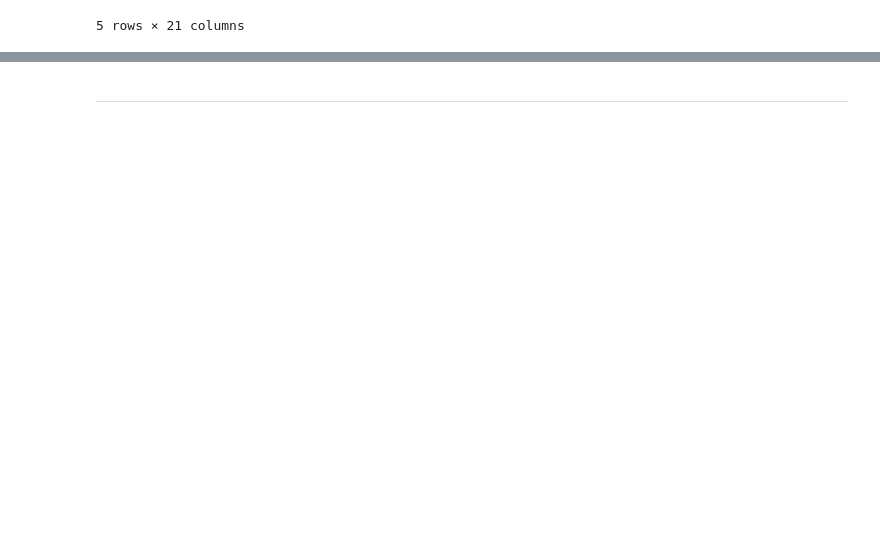
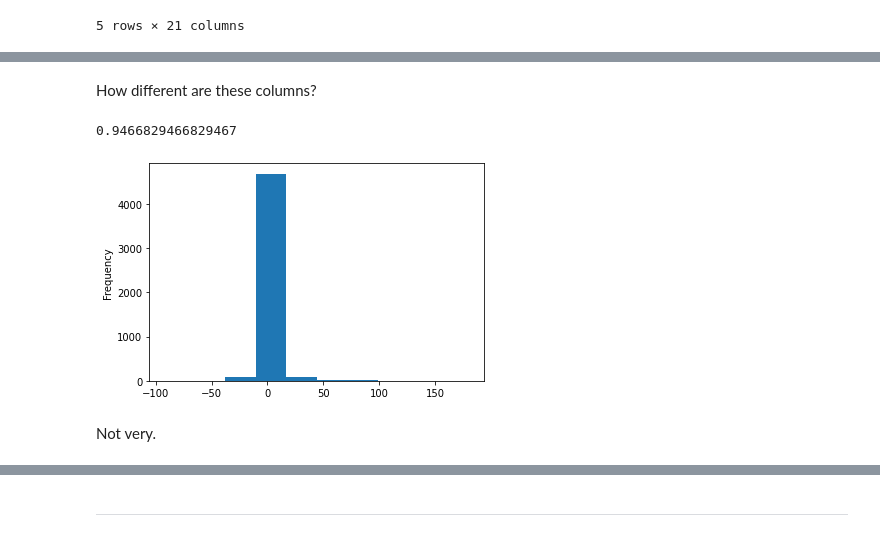
Before and after one commit to boscacci/IMdB-Regression, a Jupyter notebook: src/Good_Film_Bad_Film.ipynb, the cells around one changed output, grey strips where cells are left out. Saved outputs shown, nothing was run; the diff lists cells and outputs as text; code cells hidden in the pictures; blank space fills up the shorter version.

```diff
--- a/src/Good_Film_Bad_Film.ipynb
+++ b/src/Good_Film_Bad_Film.ipynb
@@ -581,0 +573,3 @@ df_langs_lumped.head()
+# %%
+durs = df_langs_lumped["duration runtime".split()]
+durs.head()
@@ -581,0 +583,10 @@ df_langs_lumped.head()
+# %% [markdown]
+How different are these columns?
+# %%
+(durs.duration - durs.runtime).plot(kind='hist')
+(durs.duration - durs.runtime).mean()
+# %% [output]
+0.9466829466829467
+[figure, added]
+# %% [markdown]
+Not very.
```
Also changed, not shown: parts of 75 cells of this notebook.
